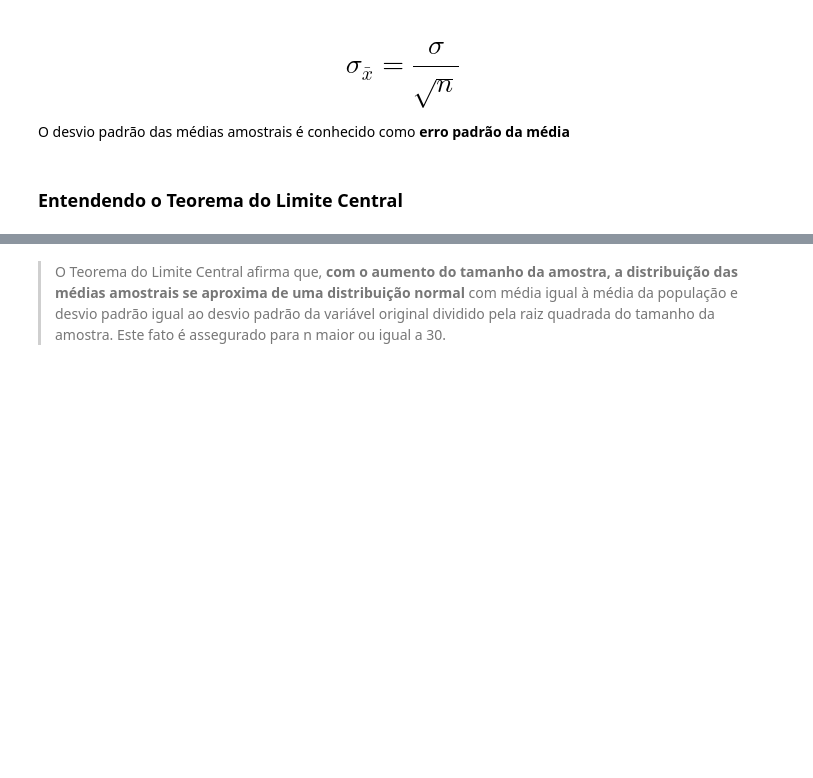
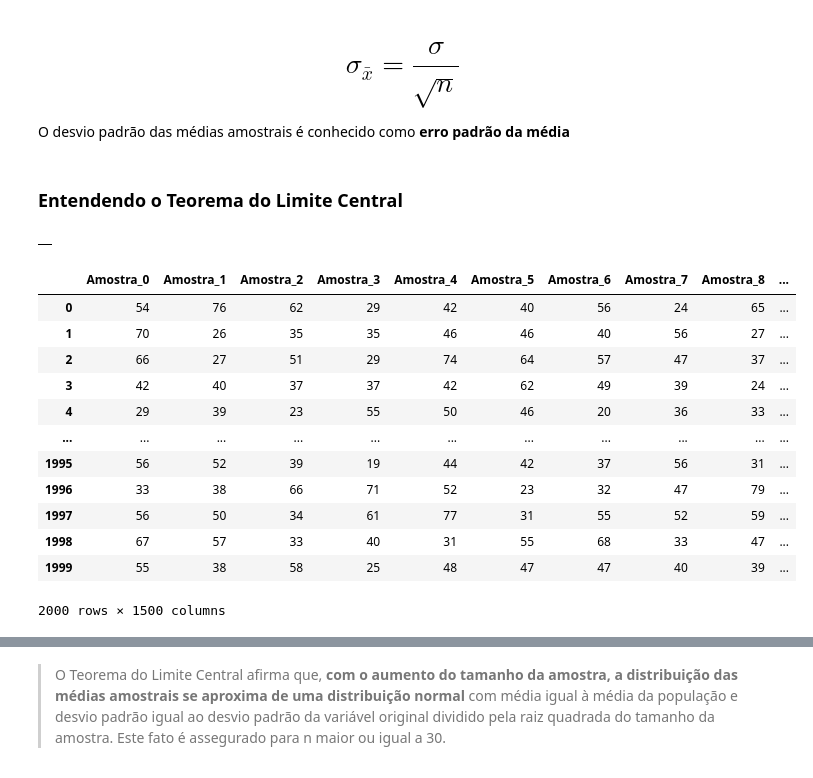
Before and after one commit to vitorsoier/Curso_de_Estat-stica_Parte_2, a Jupyter notebook: Curso_de_Estatística_Parte_2.ipynb, the cells around one changed output, grey strips where cells are left out. Saved outputs shown, nothing was run; the diff lists cells and outputs as text; code cells hidden in the pictures; blank space fills up the shorter version.

```diff
--- a/Curso_de_Estatística_Parte_2.ipynb
+++ b/Curso_de_Estatística_Parte_2.ipynb
@@ -677,0 +772,26 @@ O desvio padrão das médias amostrais é conhecido como **erro padrão da médi
+# %%
+amostras = pd.DataFrame()
+amostras
+# %% [output]
+|  |
+# %%
+for i in range(total_amostras):
+  _ = dados.Idade.sample(n)
+  _.index = range(0, len(_))
+  amostras['Amostra_' + str(i)] = _
+
+amostras
+# %% [output]
+|  | Amostra_0 | Amostra_1 | Amostra_2 | Amostra_3 | Amostra_4 | Amostra_5 | Amostra_6 | Amostra_7 | Amostra_8 | ... |
+| 0 | 54 | 76 | 62 | 29 | 42 | 40 | 56 | 24 | 65 | ... |
+| 1 | 70 | 26 | 35 | 35 | 46 | 46 | 40 | 56 | 27 | ... |
+| 2 | 66 | 27 | 51 | 29 | 74 | 64 | 57 | 47 | 37 | ... |
+| 3 | 42 | 40 | 37 | 37 | 42 | 62 | 49 | 39 | 24 | ... |
+| 4 | 29 | 39 | 23 | 55 | 50 | 46 | 20 | 36 | 33 | ... |
+| ... | ... | ... | ... | ... | ... | ... | ... | ... | ... | ... |
+| 1995 | 56 | 52 | 39 | 19 | 44 | 42 | 37 | 56 | 31 | ... |
+| 1996 | 33 | 38 | 66 | 71 | 52 | 23 | 32 | 47 | 79 | ... |
+| 1997 | 56 | 50 | 34 | 61 | 77 | 31 | 55 | 52 | 59 | ... |
+| 1998 | 67 | 57 | 33 | 40 | 31 | 55 | 68 | 33 | 47 | ... |
+| 1999 | 55 | 38 | 58 | 25 | 48 | 47 | 47 | 40 | 39 | ... |
+2000 rows × 1500 columns
```
Also changed, not shown: parts of 51 cells of this notebook.
